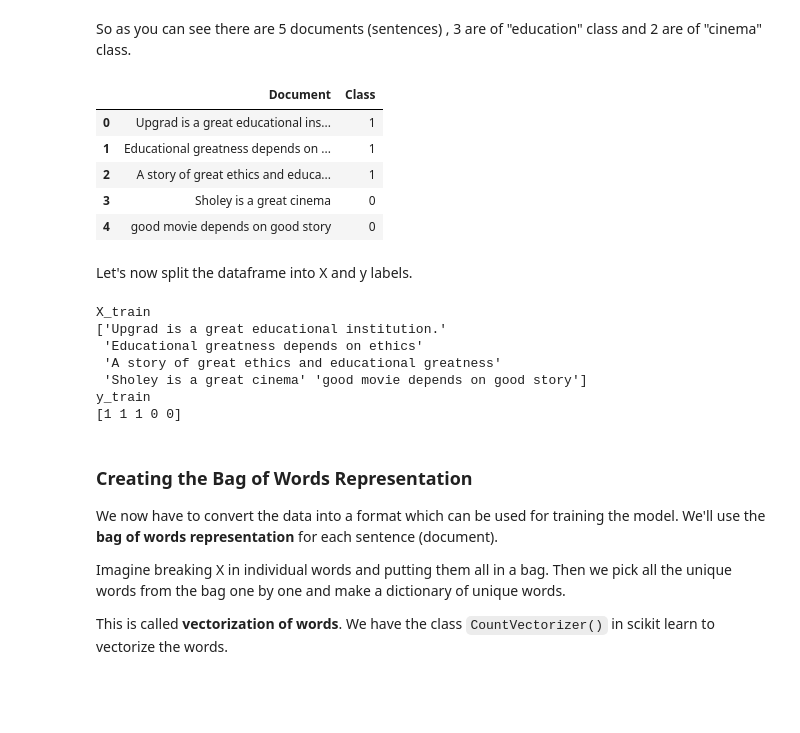
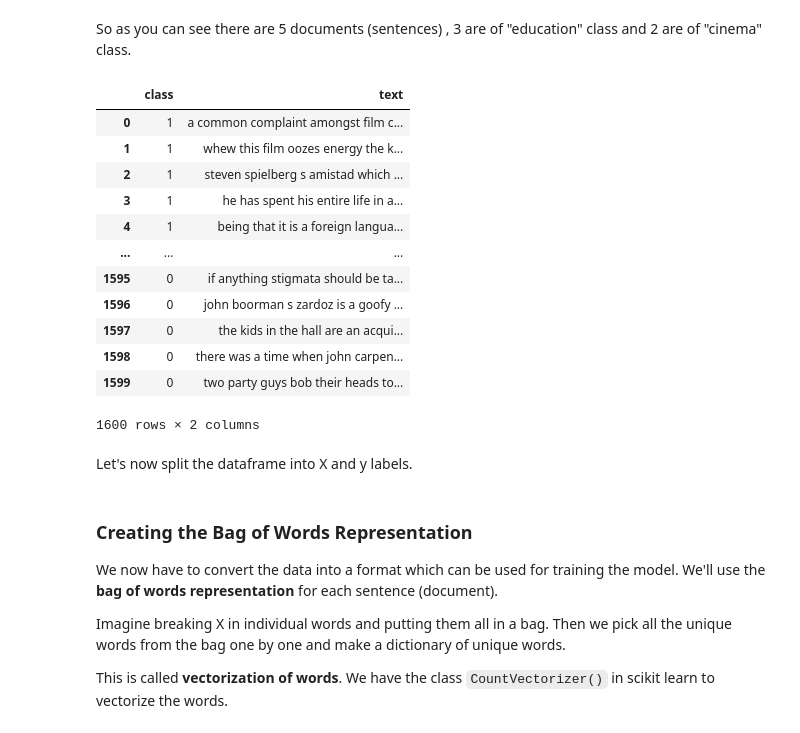
Before and after one commit to udaykirankavaturu/Naive-Bayes, a Jupyter notebook: Naive Bayes for text classification/notebooks_Naive_Bayes_Multinomial_Bernoulli_+Demo (1).ipynb, the cells around one changed output. Drawn from its saved outputs; the diff is of its cells as text; code cells hidden in the pictures; blank space fills up the shorter version.

```diff
--- a/Naive Bayes for text classification/notebooks_Naive_Bayes_Multinomial_Bernoulli_+Demo (1).ipynb
+++ b/Naive Bayes for text classification/notebooks_Naive_Bayes_Multinomial_Bernoulli_+Demo (1).ipynb
@@ -20,6 +20,6 @@ import pandas as pd
 import sklearn
 
 # training data
-train_docs = pd.read_csv('example_train.csv')
+train_docs = pd.read_csv('movie_review_train.csv')
 train_docs
 # %% [output]
@@ -33,15 +40,22 @@ train_docs
 So as you can see there are 5 documents (sentences) , 3 are of "education" class and 2 are of "cinema" class.
 # %%
 # convert label to a numerical variable
-train_docs['Class'] = train_docs.Class.map({'cinema':0, 'education':1})
+train_docs['class'] = train_docs['class'].map({'Neg':0, 'Pos':1})
 train_docs
 # %% [output]
-|  | Document | Class |
-| 0 | Upgrad is a great educational ins... | 1 |
-| 1 | Educational greatness depends on ... | 1 |
-| 2 | A story of great ethics and educa... | 1 |
-| 3 | Sholey is a great cinema | 0 |
-| 4 | good movie depends on good story | 0 |
+|  | class | text |
+| 0 | 1 | a common complaint amongst film c... |
+| 1 | 1 | whew this film oozes energy the k... |
+| 2 | 1 | steven spielberg s amistad which ... |
+| 3 | 1 | he has spent his entire life in a... |
+| 4 | 1 | being that it is a foreign langua... |
+| ... | ... | ... |
+| 1595 | 0 | if anything stigmata should be ta... |
+| 1596 | 0 | john boorman s zardoz is a goofy ... |
+| 1597 | 0 | the kids in the hall are an acqui... |
+| 1598 | 0 | there was a time when john carpen... |
+| 1599 | 0 | two party guys bob their heads to... |
+1600 rows × 2 columns
 # %% [markdown]
 Let's now split the dataframe into X and y labels.
 # %%
@@ -49,22 +63,14 @@ Let's now split the dataframe into X and y labels.
 train_array = train_docs.values
 
 # split X and y
-X_train = train_array[:,0]
-y_train = train_array[:,1]
+X_train = train_array[:,1]
+y_train = train_array[:,0]
 y_train = y_train.astype('int') # sklearn needs y as integers
 
-print("X_train")
-print(X_train)
-print("y_train")
-print(y_train)
+# print("X_train")
+# print(X_train)
+# print("y_train")
+# print(y_train)
-# %% [output]
-X_train
-['Upgrad is a great educational institution.'
- 'Educational greatness depends on ethics'
- 'A story of great ethics and educational greatness'
- 'Sholey is a great cinema' 'good movie depends on good story']
-y_train
-[1 1 1 0 0]
 # %% [markdown]
 ### Creating the Bag of Words Representation
 
```
Also changed, not shown: parts of 26 cells of this notebook, 4 other files.
